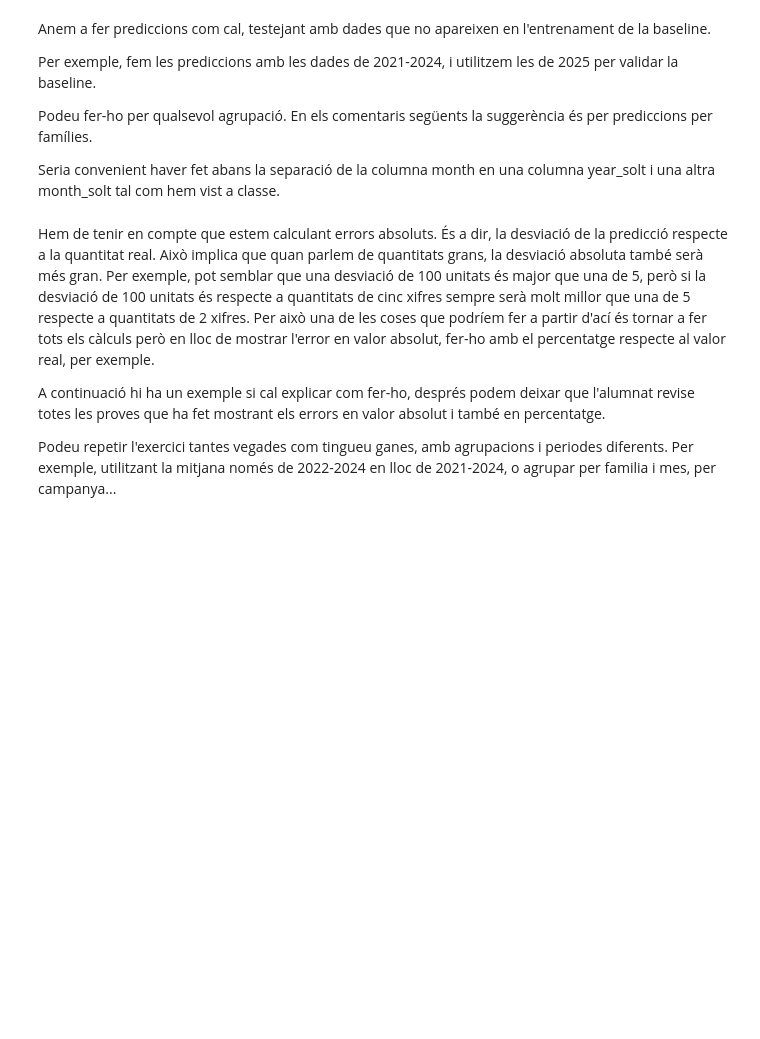
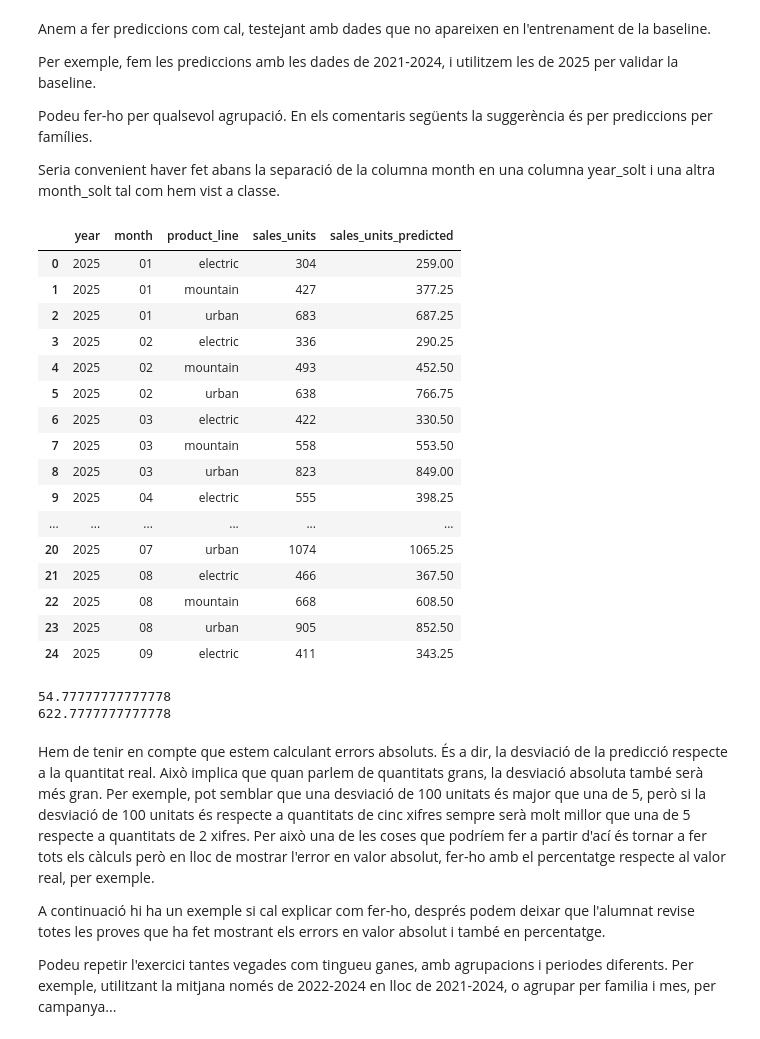
Before and after one commit to ComfyPenguin/BiciTierra_Market, a Jupyter notebook: notebooks/prova_baseline_andy.ipynb, the cells around one changed output. Cells and saved outputs as stored; diff of their text form; code cells hidden in the pictures; blank space fills up the shorter version.

Commit message:
feat(baseline): predict 2025 monthly sales per product line

```diff
--- a/notebooks/prova_baseline_andy.ipynb
+++ b/notebooks/prova_baseline_andy.ipynb
@@ -348,26 +348,57 @@ Podeu fer-ho per qualsevol agrupació. En els comentaris següents la suggerènc
 Seria convenient haver fet abans la separació de la columna month en una columna year_solt i una altra month_solt tal com hem vist a classe.
 # %%
 # 1. Vendes totals de cada família en cada mes
+total_sales = df.groupby(['year', 'month', 'product_line'])['sales_units'].sum().reset_index().sort_values(by=['year', 'month', 'product_line'], ascending=[True, True, True])
 
 # 2. Separar l'historial disponible del període que volem predir
+df_2021_2024 = total_sales[(total_sales['year'] >= '2021') & (total_sales['year'] <= '2024')]
+df_2025 = total_sales[total_sales['year'] == '2025']
+
 # 2.1 un dataframe per a les dades de 2021-2024
+df_2021_2024
+
 # 2.2 un altre dataframe per a les dades de 2025
-# 3. Mitjana mensual històrica de cada família en el dataframe de 2021-2024. Guardem el resultat
-# en una columna nova
+df_2025
+
+# 3. Mitjana mensual històrica de cada família en el dataframe de 2021-2024. Guardem el resultat en una columna nova
+df_2021_2024.groupby(['month', 'product_line'])['sales_units'].mean().reset_index()
+
 # 4. Afegim eixa columna nova (els mesos de prova) al dataframe de 2025
+df_2025 = df_2025.merge(df_2021_2024.groupby(['month', 'product_line'])['sales_units'].mean().reset_index(), on=['month', 'product_line'], how='left', suffixes=('', '_predicted'))
+
 # 5. Mostrem un llistat del dataframe de 2025 (per exemple les primeres 25 files) on aparega:
 # - l'any (serà 2025)
 # - el mes (columna month_solt)
 # - la família (product_line)
 # - les vendes reals (sales_units)
 # - la predicció de vendes per a eixa família
+
+df_2025[['year', 'month', 'product_line', 'sales_units', 'sales_units_predicted']].head(25)
+# %% [output]
+|  | year | month | product_line | sales_units | sales_units_predicted |
+| 0 | 2025 | 01 | electric | 304 | 259.00 |
+| 1 | 2025 | 01 | mountain | 427 | 377.25 |
+| 2 | 2025 | 01 | urban | 683 | 687.25 |
+| 3 | 2025 | 02 | electric | 336 | 290.25 |
+| 4 | 2025 | 02 | mountain | 493 | 452.50 |
+| 5 | 2025 | 02 | urban | 638 | 766.75 |
+| 6 | 2025 | 03 | electric | 422 | 330.50 |
+| 7 | 2025 | 03 | mountain | 558 | 553.50 |
+| 8 | 2025 | 03 | urban | 823 | 849.00 |
+| 9 | 2025 | 04 | electric | 555 | 398.25 |
+| ... | ... | ... | ... | ... | ... |
+| 20 | 2025 | 07 | urban | 1074 | 1065.25 |
+| 21 | 2025 | 08 | electric | 466 | 367.50 |
+| 22 | 2025 | 08 | mountain | 668 | 608.50 |
+| 23 | 2025 | 08 | urban | 905 | 852.50 |
+| 24 | 2025 | 09 | electric | 411 | 343.25 |
 # %%
-# calculem la mitjana de l'error absolut (valor absolut de la diferència entre valor real i predicció)
+# calculem la mitjana de l'error absolut (valor absolut de la diferència entre valor real i predicció) i el mostrem
+df_2025['abs_error'] = (df_2025['sales_units'] - df_2025['sales_units_predicted']).abs()
+print(df_2025['abs_error'].mean())
 
-# el mostrem
-
-# si el valor és alt pot ser que el model funciona mal, però també pot ser que els valors de les vendes
-# siguen alts
+# si el valor és alt pot ser que el model funciona mal, però també pot ser que els valors de les vendes siguen alts
+print(df_2025['sales_units'].mean())
 
 # per això és millor treure l'error relatiu
 # (recordeu que estem en el dataframe de 2025)
@@ -375,6 +406,9 @@ Seria convenient haver fet abans la separació de la columna month en una column
 # sumant d'una altra banda els errors absoluts (valor absolut de vendes reals - predicció)
 # calculant quin percentatge suposa la suma dels errors absoluts sobre el total de vendes
 # (una senzilla regla de tres: 100 * suma_errors / suma_vendes)
+# %% [output]
+54.77777777777778
+622.7777777777778
 # %% [markdown]
 Hem de tenir en compte que estem calculant errors absoluts. És a dir, la desviació de la predicció respecte a la quantitat real. Això implica que quan parlem de quantitats grans, la desviació absoluta també serà més gran. Per exemple, pot semblar que una desviació de 100 unitats és major que una de 5, però si la desviació de 100 unitats és respecte a quantitats de cinc xifres sempre serà molt millor que una de 5 respecte a quantitats de 2 xifres. Per això una de les coses que podríem fer a partir d'ací és tornar a fer tots els càlculs però en lloc de mostrar l'error en valor absolut, fer-ho amb el percentatge respecte al valor real, per exemple.
 
```
